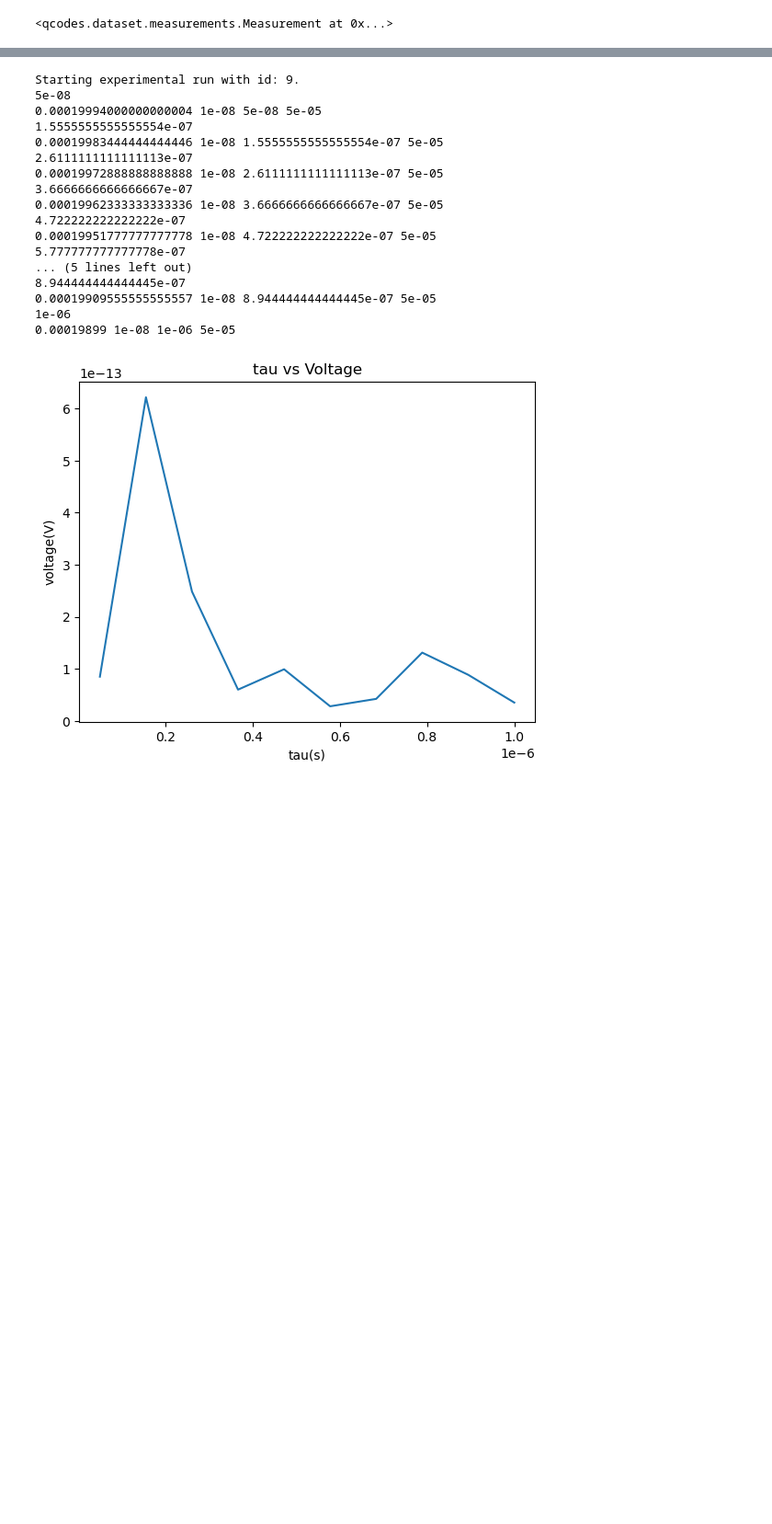
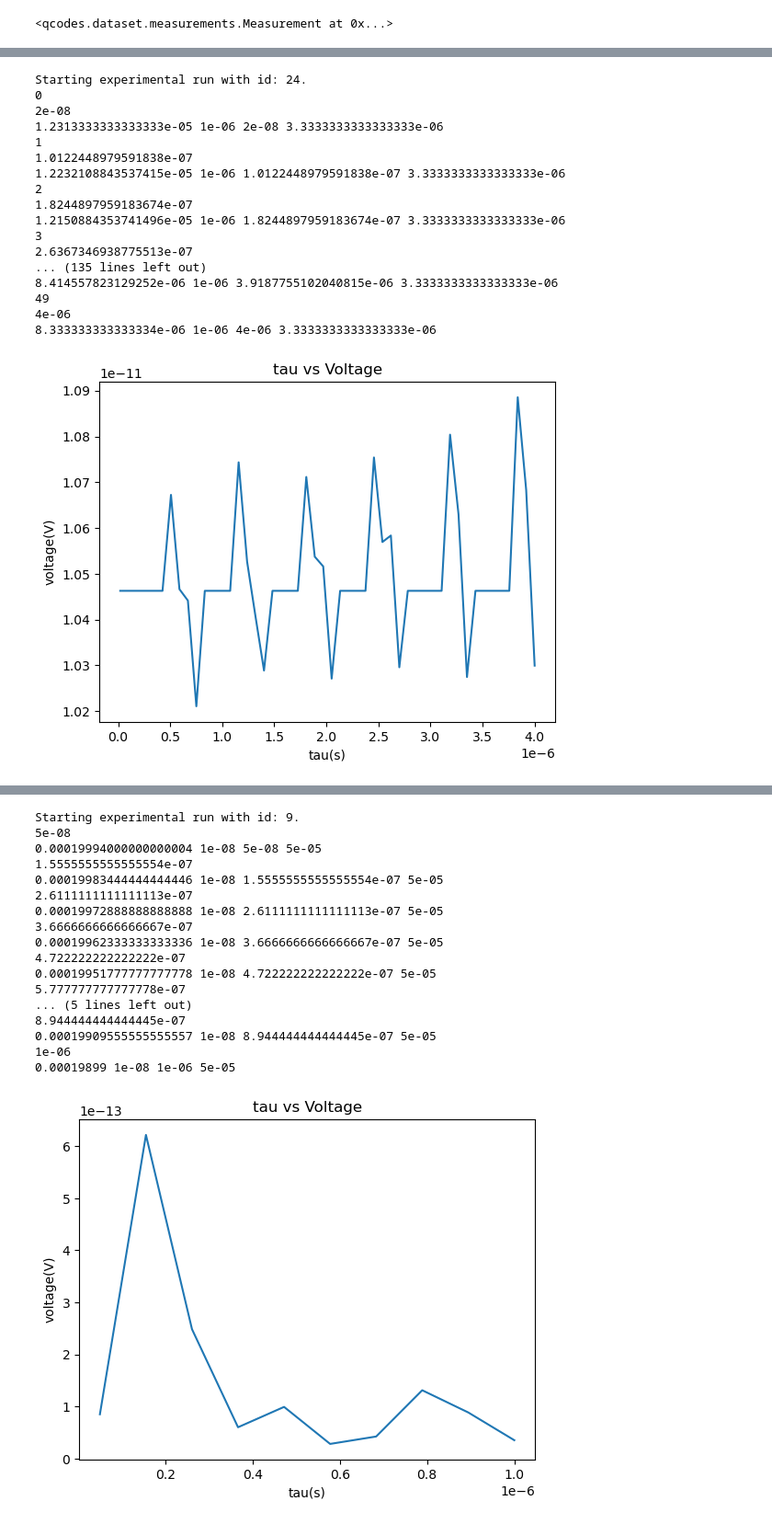
Before and after one commit to liuqiyucn/NV_Lab_Codes, a Jupyter notebook: Lab 2 Templates/Rabi Oscillations Lab 2.ipynb, the cells around one changed output, grey strips where cells are left out. Shown: that part at 92% size. Cells and saved outputs as stored; diff of their text form; code cells hidden in the pictures; blank space fills up the shorter version.

```diff
--- a/Lab 2 Templates/Rabi Oscillations Lab 2.ipynb
+++ b/Lab 2 Templates/Rabi Oscillations Lab 2.ipynb
@@ -189,0 +203,57 @@ pulse_blaster.plot_channel_buffer()   #This function plots the newly defined pul
+# %%
+tau_mw_i = 20e-9
+tau_mw_f = 4e-6
+steps = 50
+tau_arr = np.linspace(tau_mw_i, tau_mw_f, steps)
+
+#Microwave needs to be off, so this is just to be sure it is.
+with meas.run() as datasaver:
+   # for i in list(range(0, int((tau_mw_f - tau_mw_i)/stepsize))):
+    for i in range(tau_arr.size):
+        print(i)
+        #Reinitialize the pulse sequence with the new tau.
+        #This is a good approach to initializing a new pulse sequence in a loop.
+        tau_mw = tau_arr[i]
+        print(tau_mw)
+        Rabi_Osc_PP(tau_mw)
+        pulse_blaster.flush_channel_buffer()
+        #For getting your first data point with a new sequence, it helps to give the LIA more time to settle to drastic changes in input data.
+        if i == 0:
+            sleep(10*lock_in_amp.time_constant())
+        else:
+            sleep(5*lock_in_amp.time_constant())
+        # sleep(1)
+        ###############################
+        #Specify the data being saved below
+        datasaver.add_result((MW_on_time, tau_mw),
+                             (LI_R, lock_in_amp.R()))
+        ###############################
+
+    T1 = datasaver.dataset  # convenient to have for data access and plotting
+
+pulse_blaster.stop()
+T1_data = T1.to_pandas_dataframe()
+plt.plot(T1_data["Pulselength"], T1_data["Signal"])
+plt.xlabel('tau(s)')
+plt.ylabel('voltage(V)')
+plt.title('tau vs Voltage')
+plt.show()
+# %% [output]
+Starting experimental run with id: 24.
+0
+2e-08
+1.2313333333333333e-05 1e-06 2e-08 3.3333333333333333e-06
+1
+1.0122448979591838e-07
+1.2232108843537415e-05 1e-06 1.0122448979591838e-07 3.3333333333333333e-06
+2
+1.8244897959183674e-07
+1.2150884353741496e-05 1e-06 1.8244897959183674e-07 3.3333333333333333e-06
+3
+2.6367346938775513e-07
+... (135 lines left out)
+8.414557823129252e-06 1e-06 3.9187755102040815e-06 3.3333333333333333e-06
+49
+4e-06
+8.333333333333334e-06 1e-06 4e-06 3.3333333333333333e-06
+[figure, added]
```
Also changed, not shown: parts of 12 cells of this notebook, 7 other files.
